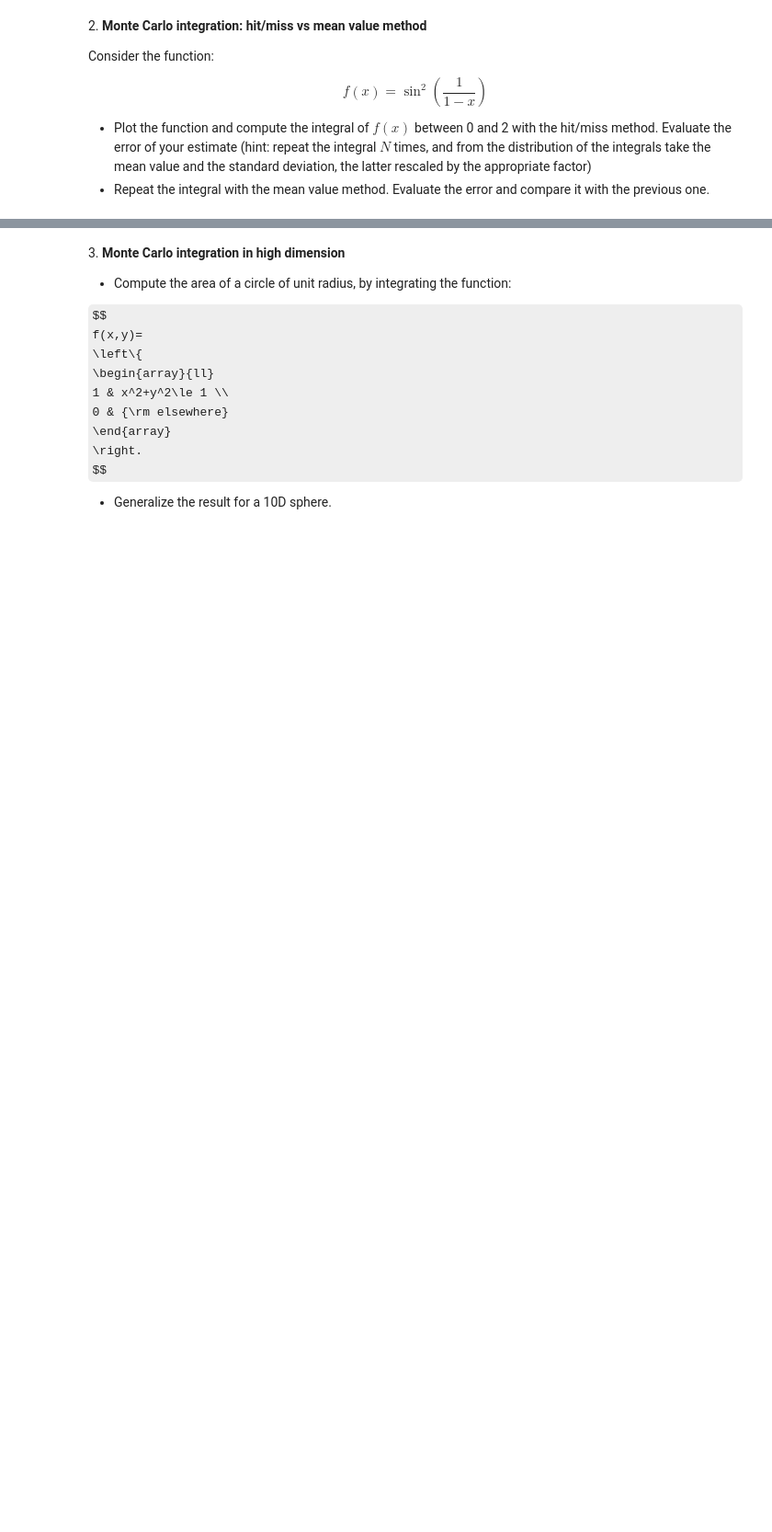
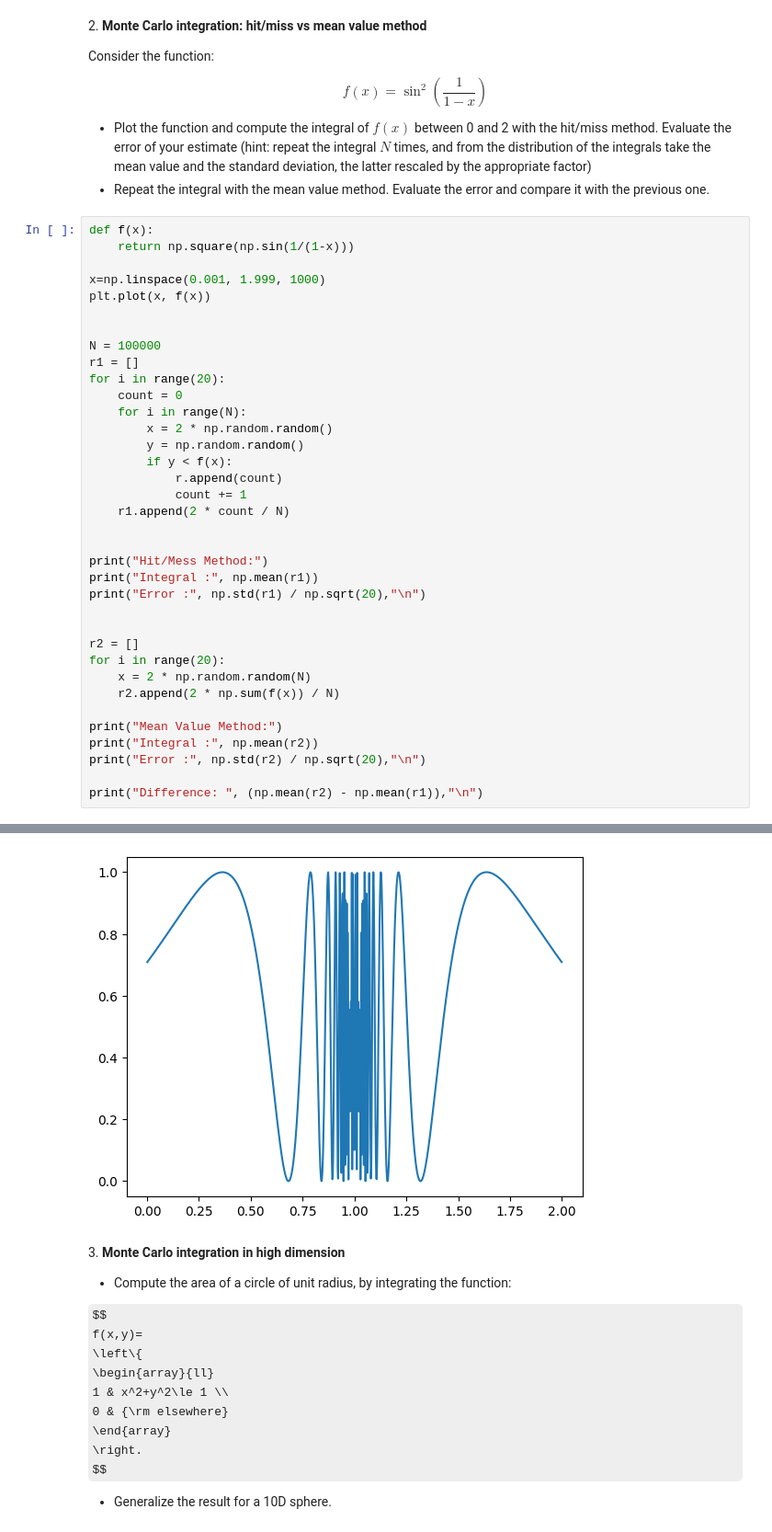
Before and after one commit to mvanaee/ScientificComputingWithPython2022, a Jupyter notebook: 11ex_montecarlo/11ex_montecarlo.ipynb, the cells around one changed output, grey strips where cells are left out. Shown at 92% size. Saved outputs shown, nothing was run; the diff lists cells and outputs as text; some formulas as TeX source; blank space fills up the shorter version.

```diff
--- a/11ex_montecarlo/11ex_montecarlo.ipynb
+++ b/11ex_montecarlo/11ex_montecarlo.ipynb
@@ -77,3 +79,40 @@ $$f(x) =\sin^2{\left( \frac{1}{1-x} \right)}$$
 
 * Plot the function and compute the integral of $f(x)$ between 0 and 2 with the hit/miss method. Evaluate the error of your estimate (hint: repeat the integral $N$ times, and from the distribution of the integrals take the mean value and the standard deviation, the latter rescaled by the appropriate factor)
 * Repeat the integral with the mean value method. Evaluate the error and compare it with the previous one.
+# %%
+def f(x):
+    return np.square(np.sin(1/(1-x)))
+
+x=np.linspace(0.001, 1.999, 1000)
+plt.plot(x, f(x))
+
+
+N = 100000
+r1 = []
+for i in range(20):
+    count = 0
+    for i in range(N):
+        x = 2 * np.random.random()
+        y = np.random.random()
+        if y < f(x):
+            r.append(count)
+            count += 1
+    r1.append(2 * count / N)
+
+
+print("Hit/Mess Method:")
+print("Integral :", np.mean(r1))
+print("Error :", np.std(r1) / np.sqrt(20),"\n")
+
+
+r2 = []
+for i in range(20):
+    x = 2 * np.random.random(N)
+    r2.append(2 * np.sum(f(x)) / N)
+
+print("Mean Value Method:")
+print("Integral :", np.mean(r2))
+print("Error :", np.std(r2) / np.sqrt(20),"\n")
+
+print("Difference: ", (np.mean(r2) - np.mean(r1)),"\n")
+# %% [output]
@@ -80,3 +128,4 @@ $$f(x) =\sin^2{\left( \frac{1}{1-x} \right)}$$
+[figure, added]
 # %% [markdown]
 3\. **Monte Carlo integration in high dimension**
 
```
Also changed, not shown: parts of 4 cells of this notebook.
